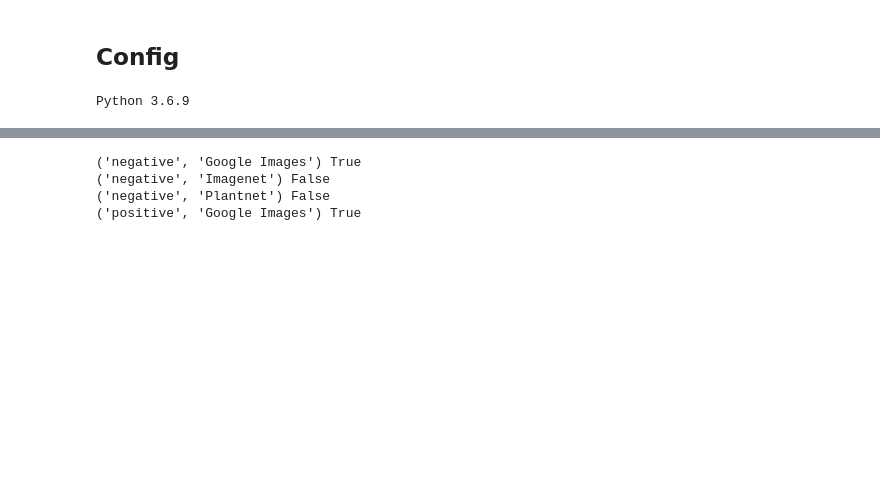
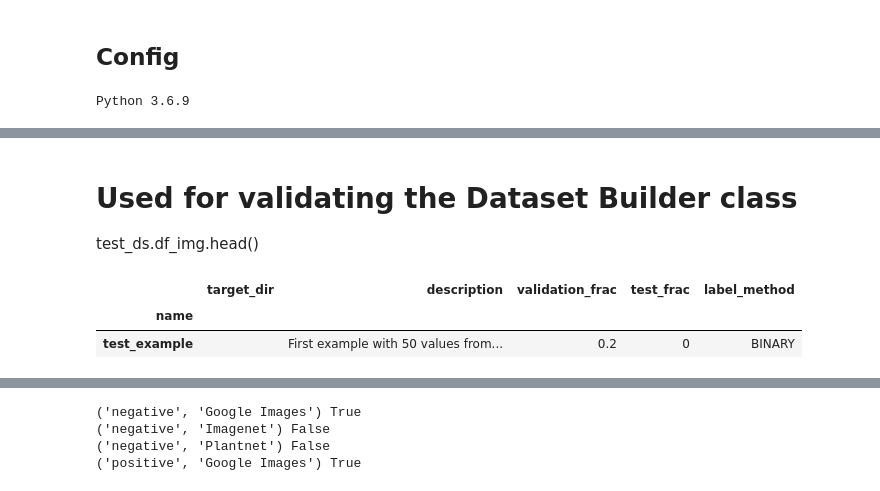
Before and after one commit to KenWronka/poison_ivy_detector, a Jupyter notebook: code/model_pipeline_v1/1.2-stored_images_to_datasets.ipynb, the cells around one changed output, grey strips where cells are left out. Drawn from its saved outputs; the diff is of its cells as text; code cells hidden in the pictures; blank space fills up the shorter version.

```diff
--- a/code/model_pipeline_v1/1.2-stored_images_to_datasets.ipynb
+++ b/code/model_pipeline_v1/1.2-stored_images_to_datasets.ipynb
@@ -153,0 +247,9 @@ test_ds.df_img.head()
+# %% [markdown]
+# Used for validating the Dataset Builder class
+test_ds.df_img.head()
+# %%
+test_ds.df_ds.head()
+# %% [output]
+|  | target_dir | description | validation_frac | test_frac | label_method |
+| name |  |  |  |  |  |
+| test_example |  | First example with 50 values from... | 0.2 | 0 | BINARY |
```
Also changed, not shown: parts of 13 cells of this notebook.
